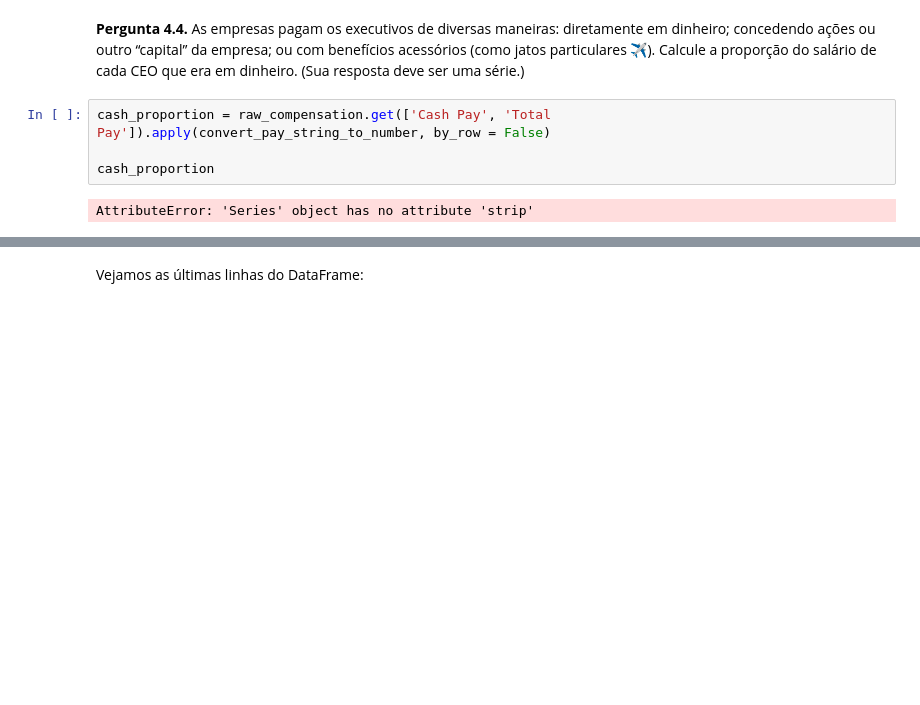
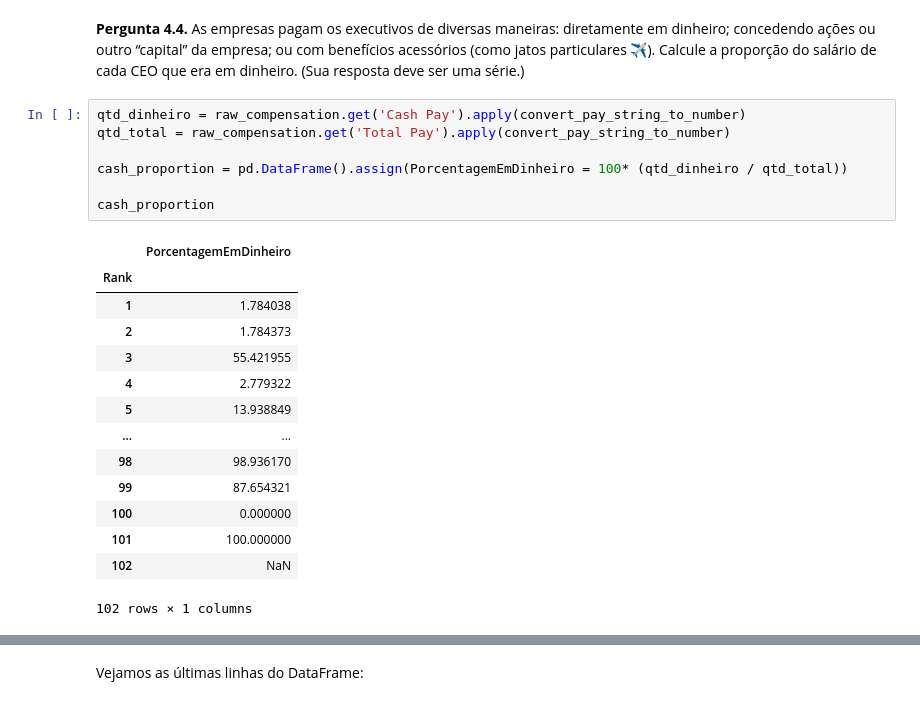
Before and after one commit to Leo1551/Fundamentos_Da_Ciencia_De_Dados, a Jupyter notebook: labs/lab02/sol.ipynb, the cells around one changed output, grey strips where cells are left out. Drawn from its saved outputs; the diff is of its cells as text; blank space fills up the shorter version.

```diff
--- a/labs/lab02/sol.ipynb
+++ b/labs/lab02/sol.ipynb
@@ -554,11 +557,27 @@ np.float64(11445294.11764706)
 # %% [markdown]
 **Pergunta 4.4.** As empresas pagam os executivos de diversas maneiras: diretamente em dinheiro; concedendo ações ou outro “capital” da empresa; ou com benefícios acessórios (como jatos particulares ✈️). Calcule a proporção do salário de cada CEO que era em dinheiro. (Sua resposta deve ser uma série.)
 # %%
-cash_proportion = raw_compensation.get(['Cash Pay', 'Total Pay']).apply(convert_pay_string_to_number, by_row = False)
+qtd_dinheiro = raw_compensation.get('Cash Pay').apply(convert_pay_string_to_number)
+qtd_total = raw_compensation.get('Total Pay').apply(convert_pay_string_to_number)
+
+cash_proportion = pd.DataFrame().assign(PorcentagemEmDinheiro = 100* (qtd_dinheiro / qtd_total))
 
 cash_proportion
 # %% [output]
+|  | PorcentagemEmDinheiro |
+| Rank |  |
+| 1 | 1.784038 |
+| 2 | 1.784373 |
+| 3 | 55.421955 |
+| 4 | 2.779322 |
+| 5 | 13.938849 |
+| ... | ... |
+| 98 | 98.936170 |
+| 99 | 87.654321 |
+| 100 | 0.000000 |
+| 101 | 100.000000 |
+| 102 | NaN |
-AttributeError: 'Series' object has no attribute 'strip'
+102 rows × 1 columns
 # %% [markdown]
 Observe atentamente o resultado. A última linha tem um valor estranho, `NaN`. `NaN` significa "não é um número".
 
```
Also changed, not shown: parts of 7 cells of this notebook.
